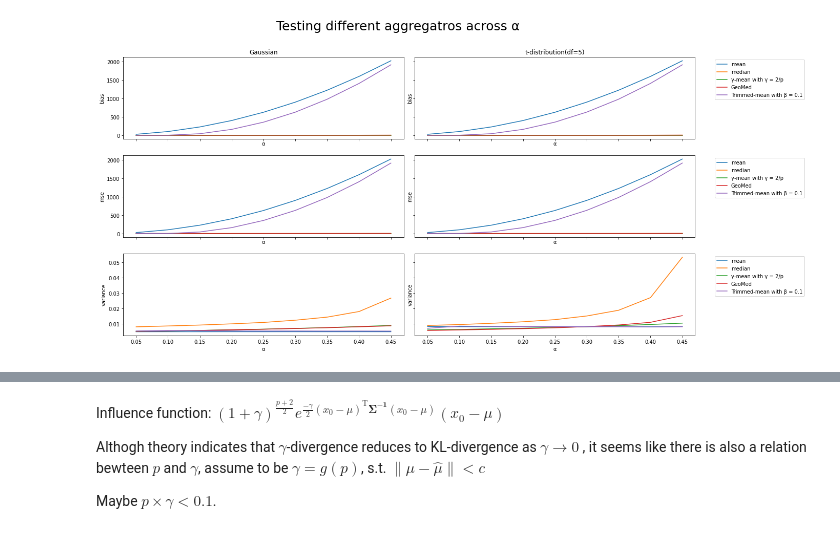
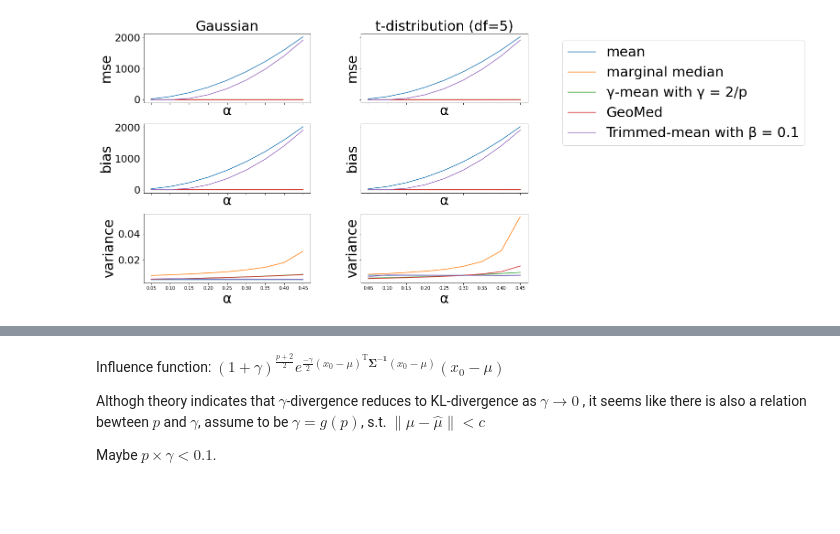
Before and after one commit to CenjhihLi/robust_federated_learning, a Jupyter notebook: aggreagtors_simulation.ipynb, the cells around one changed output, grey strips where cells are left out. Drawn from its saved outputs; the diff is of its cells as text; code cells hidden in the pictures; blank space fills up the shorter version.

```diff
--- a/aggreagtors_simulation.ipynb
+++ b/aggreagtors_simulation.ipynb
@@ -262,0 +392,25 @@ plt.show()
+# %%
+#plot the comparison of aggregators
+fig, axs = plt.subplots(3, 2, figsize=(15, 10), sharex=True, sharey='row',  gridspec_kw={'hspace': 0.3, 'wspace': 0.3})
+(ax1, ax2),  (ax3, ax4), (ax5, ax6)= axs
+
+ax1.set_title("Gaussian")
+ax2.set_title('t-distribution (df=5)')
+right = [ax2, ax4, ax6]
+
+for i, metric in enumerate(metrics):
+  for j, dist in enumerate(dist_list):
+    ax = axs[i][j]
+    for method in ["median","gamma","geo","trim"]:
+      r = results[dist][method][i,:]
+      ax.plot(p_range, r, label = method)
+      ax.set_xlabel('p')
+      ax.set_xticks(p_range[np.arange(4,len(p_range),5)])
+    ax.set_ylabel(metric.__name__)
+ax = right[0]
+  #method_list is ["mean","median","gamma","geo","trim"] need to use the same order
+ax.legend(labels=['marginal median', '\u03B3-mean with \u03B3=2/p', 'GeoMed', 'Trimmed-mean with \u03B2 = {}'.format(beta)],
+            loc='upper right',bbox_to_anchor=(2.7,1.0))
+plt.show()
+
+fig.savefig('plot/scenario1_alpha_0.1_1.png', format='png', bbox_inches='tight')
@@ -347,26 +508,28 @@ for dist in dist_list:
 # %%
 #plot the comparison of aggregators
-fig, axs = plt.subplots(3, 2, figsize=(20, 10), sharex=True, sharey='row',  gridspec_kw={'hspace': 0.2, 'wspace': 0.04})
+fig, axs = plt.subplots(3, 2, figsize=(15, 10), sharex=True, sharey='row',  gridspec_kw={'hspace': 0.3, 'wspace': 0.3})
 (ax1, ax2),  (ax3, ax4), (ax5, ax6)= axs
 ax1.set_title("Gaussian")
-ax2.set_title('t-distribution(df=5)')
+ax2.set_title('t-distribution (df=5)')
 right = [ax2, ax4, ax6]
 
 for i, metric in enumerate(metrics):
   for j, dist in enumerate(dist_list):
     ax = axs[i][j]
     for method in method_list:
       r = results[dist][method][i,:]
       ax.plot(alpha_range, r, label = method)
       ax.set_xlabel('\u03B1') #alpha
       #ax.set_xticks(alpha_range[np.arange(4,len(alpha_range),5)])
     ax.set_ylabel(metric.__name__)
-for ax in right:
-  #method_list is ["mean","median","gamma","geo","trim"] need to use the same order
-  ax.legend(labels=['mean', 'median', '\u03B3-mean with \u03B3 = 2/p', 'GeoMed', 'Trimmed-mean with \u03B2 = {}'.format(beta)],
-            loc='upper right',bbox_to_anchor=(1.4,1.0))
+ax=right[0]
+#method_list is ["mean","median","gamma","geo","trim"] need to use the same order
+ax.legend(labels=['mean', 'marginal median', '\u03B3-mean with \u03B3 = 2/p', 'GeoMed', 'Trimmed-mean with \u03B2 = {}'.format(beta)],
+          loc='upper right',bbox_to_anchor=(2.7,1.0))
 
-plt.suptitle('Testing different aggregatros across \u03B1 ',fontsize=25)
+#plt.suptitle('Testing different aggregatros across \u03B1 ',fontsize=25)
 plt.show()
+
+fig.savefig('plot/scenario2_0.png', format='png', bbox_inches='tight')
 # %% [output]
-[figure, old version]
+[figure, new version]
```
Also changed, not shown: parts of 15 cells of this notebook, 10 other files.
